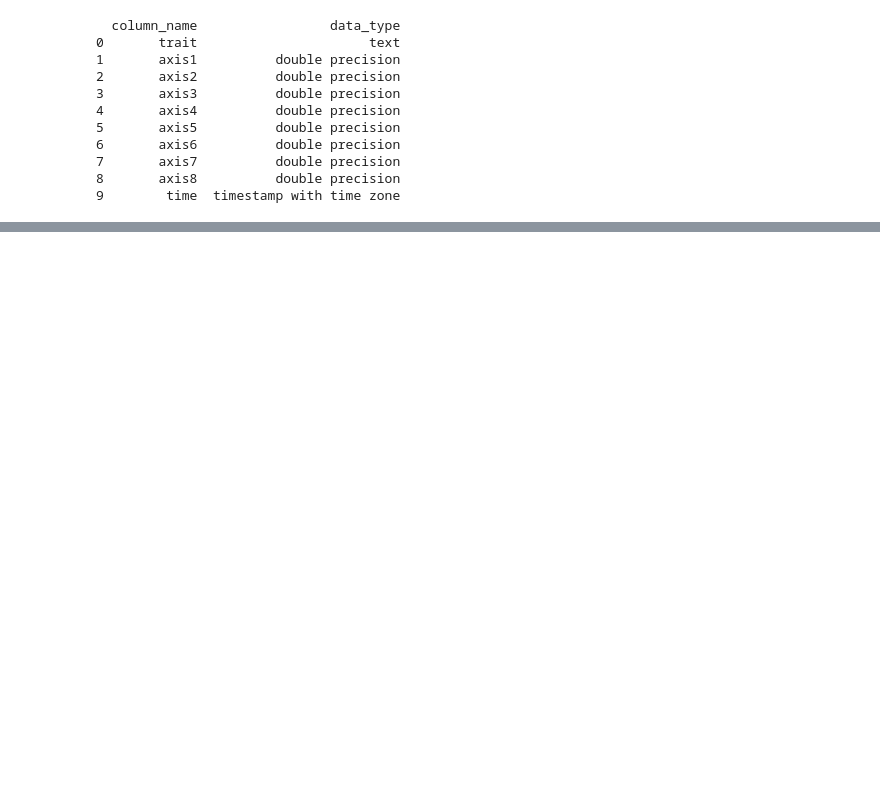
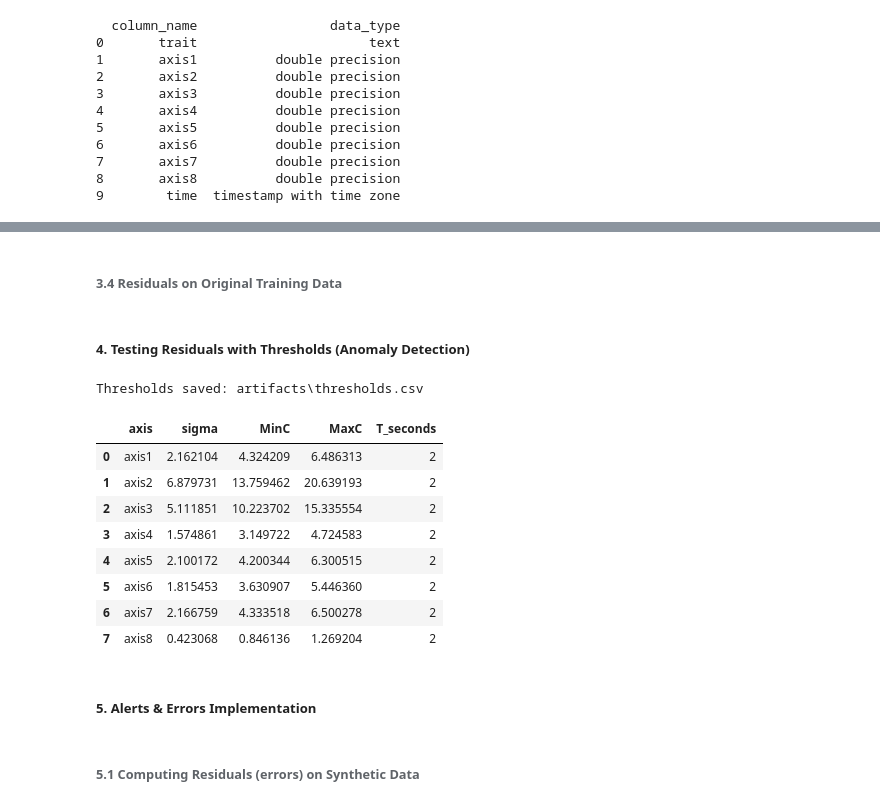
Before and after one commit to Albrightmaduka9053136/lab_1_streaming_data_for_predictive_maintenance_with_linear_regression, a Jupyter notebook: albright_lab_1.ipynb, the cells around one changed output, grey strips where cells are left out. Saved outputs shown, nothing was run; the diff lists cells and outputs as text; code cells hidden in the pictures; blank space fills up the shorter version.

```diff
--- a/albright_lab_1.ipynb
+++ b/albright_lab_1.ipynb
@@ -112,0 +265,7 @@ Data exported to original_training_data.csv
+# %%
+# create artifacts
+DATA_DIR = Path("./data")
+OUT_DIR  = Path("./artifacts"); OUT_DIR.mkdir(parents=True, exist_ok=True) # used create the artifacts folder
+
+TRAIN_CSV = DATA_DIR / "original_training_data.csv"
+TEST_CSV  = DATA_DIR / "synthetic_data.csv"
@@ -112,0 +334,53 @@ Data exported to original_training_data.csv
+# %% [markdown]
+###### 3.4 Residuals on Original Training Data
+# %%
+train_resid = train_df[["__time_s"]].copy()
+sigma_rows = []
+
+for col in axis_cols:
+    lr = models[col]
+    X = train_df[["__time_s"]].values
+    y = pd.to_numeric(train_df[col], errors="coerce").values
+    mask = ~np.isnan(X).ravel() & ~np.isnan(y)
+
+    y_hat = np.full(y.shape, np.nan, dtype=float)
+    y_hat[mask] = lr.predict(X[mask].reshape(-1,1))
+
+    resid = y - y_hat
+    train_resid[f"{col}_resid"] = resid
+
+    sigma_rows.append({"axis": col, "sigma": float(np.nanstd(resid, ddof=1))})
+
+# Create DataFrame of sigma values
+sigma_df = pd.DataFrame(sigma_rows)
+# Save training residuals
+train_resid.to_csv(OUT_DIR / "train_residuals.csv", index=False)
+# %% [markdown]
+##### 4. Testing Residuals with Thresholds (Anomaly Detection)
+# %%
+T_SECONDS = 2  # event must persist ≥30s
+
+thresholds = sigma_df.copy()
+thresholds["MinC"] = thresholds["sigma"] * 2.0   # Alert
+thresholds["MaxC"] = thresholds["sigma"] * 3.0   # Error
+thresholds["T_seconds"] = T_SECONDS
+
+# Saving Thresholds to CSV
+thresholds.to_csv(OUT_DIR / "thresholds.csv", index=False)
+print("Thresholds saved:", OUT_DIR / "thresholds.csv")
+display(thresholds)
+# %% [output]
+Thresholds saved: artifacts\thresholds.csv
+|  | axis | sigma | MinC | MaxC | T_seconds |
+| 0 | axis1 | 2.162104 | 4.324209 | 6.486313 | 2 |
+| 1 | axis2 | 6.879731 | 13.759462 | 20.639193 | 2 |
+| 2 | axis3 | 5.111851 | 10.223702 | 15.335554 | 2 |
+| 3 | axis4 | 1.574861 | 3.149722 | 4.724583 | 2 |
+| 4 | axis5 | 2.100172 | 4.200344 | 6.300515 | 2 |
+| 5 | axis6 | 1.815453 | 3.630907 | 5.446360 | 2 |
+| 6 | axis7 | 2.166759 | 4.333518 | 6.500278 | 2 |
+| 7 | axis8 | 0.423068 | 0.846136 | 1.269204 | 2 |
+# %% [markdown]
+##### 5. Alerts & Errors Implementation
+# %% [markdown]
+###### 5.1 Computing Residuals (errors) on Synthetic Data
```
Also changed, not shown: parts of 36 cells of this notebook, 36 other files.
